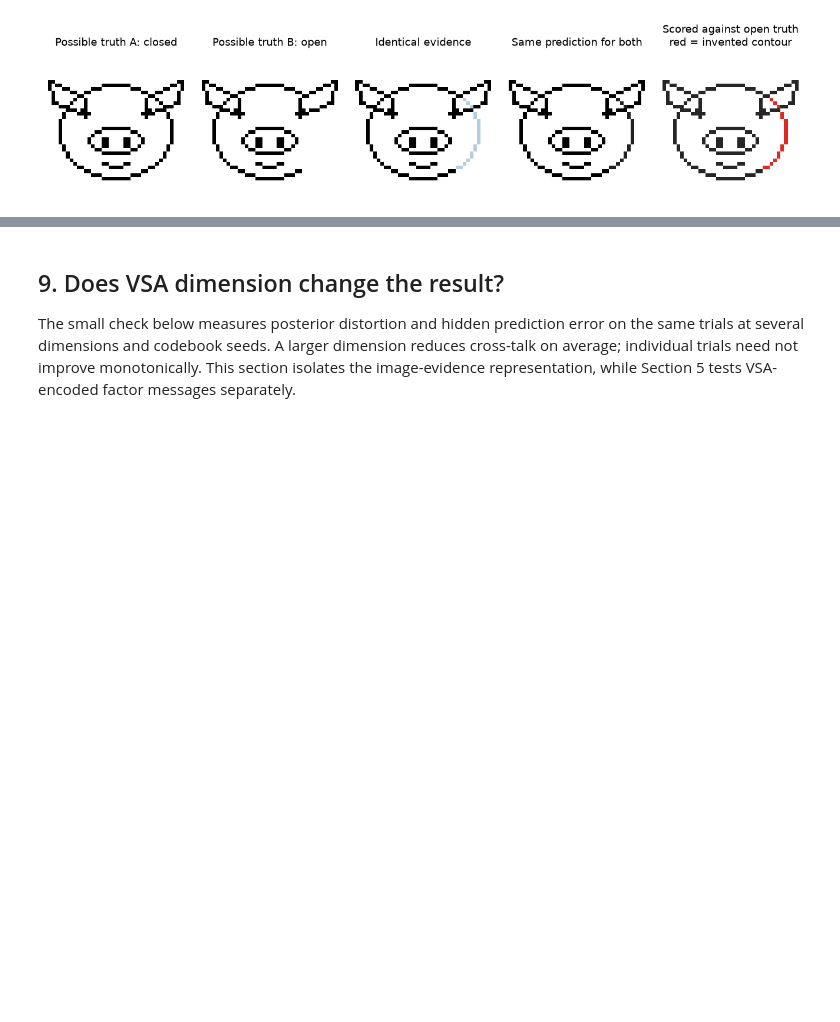
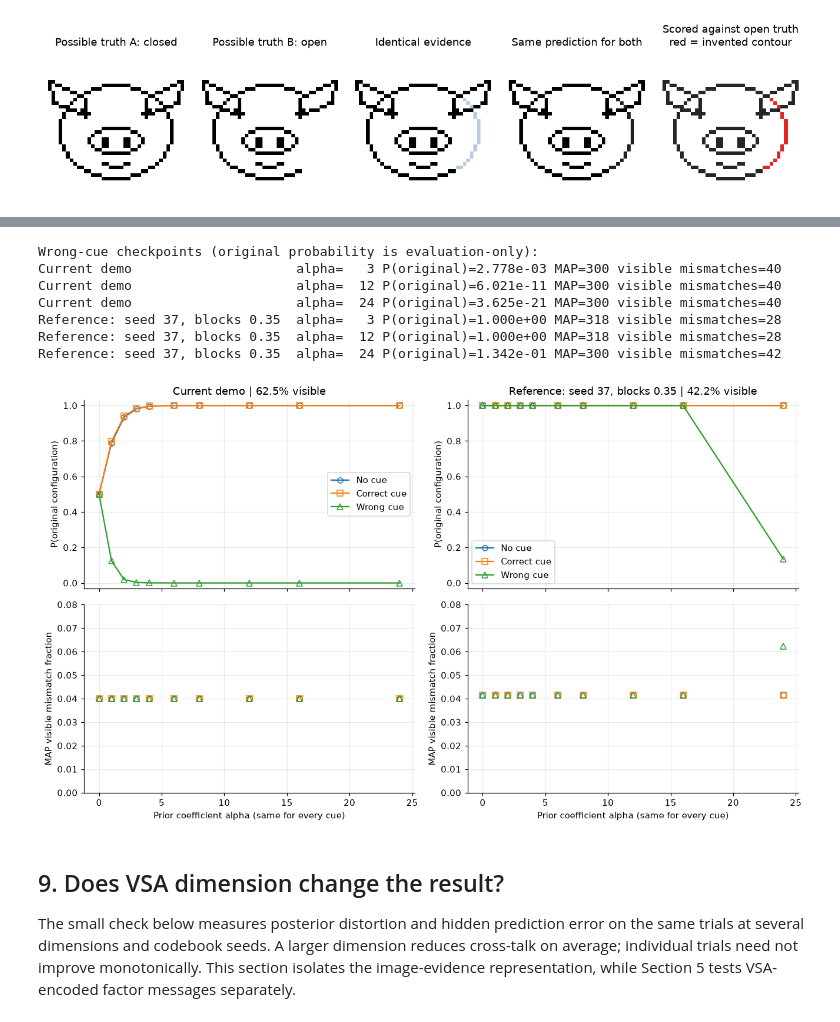
Before and after one commit to ThomyLEE2501/Baysian-Contour-Completion-Using-VSA-Likelihood-Representation, a Jupyter notebook: vsa_gestalt_closure.ipynb, the cells around one changed output, grey strips where cells are left out. Drawn from its saved outputs; the diff is of its cells as text; code cells hidden in the pictures; blank space fills up the shorter version.

```diff
--- a/vsa_gestalt_closure.ipynb
+++ b/vsa_gestalt_closure.ipynb
@@ -445,3 +458,61 @@ Wrong cue    | 0.00277784 | 0.99722142 | medium          | 2.779e-03
+# %%
+alpha_cases = [("Current demo", demo_scores["vsa"], observed, mask)]
+reference_rng = np.random.default_rng(37)
+reference_mask = block_mask(IMAGE_SIZE, .35, reference_rng)
+reference_observed = observe(truth, reference_mask, FLIP_PROBABILITY, reference_rng)
+reference_ll = encoder.evidence_scores(library.images, reference_observed, reference_mask,
+                                      FLIP_PROBABILITY, "vsa")
+alpha_cases.append(("Reference: seed 37, blocks 0.35", reference_ll,
+                    reference_observed, reference_mask))
+alpha_priors = [("No cue", bank.logpriors["category"]),
+                ("Correct cue", bank.class_logp[correct_cue]),
+                ("Wrong cue", bank.class_logp[wrong_cue])]
+fig, axes = plt.subplots(2, 2, figsize=(12, 7), sharex="col")
+alpha_rows = []
+for col, (case_name, ll, y, visible) in enumerate(alpha_cases):
+    zero_posteriors = [posterior(ll, lp, 0) for _, lp in alpha_priors]
+    assert all(np.allclose(zero_posteriors[0], q) for q in zero_posteriors[1:])
+    for (label, lp), marker in zip(alpha_priors, ("o", "s", "^")):
+        probabilities, mismatches = [], []
+        for alpha in CUE_ALPHAS:
+            q = posterior(ll, lp, alpha)
+            winner = int(np.argmax(q))
+            count = int(np.count_nonzero(library.images[winner][visible] != y[visible]))
+            probabilities.append(float(q[demo_id]))
+            mismatches.append(count / visible.sum())
+            alpha_rows.append(dict(case=case_name, cue=label, alpha=alpha,
+                                   p_original=float(q[demo_id]), map_id=winner,
+                                   visible_mismatches=count))
+        axes[0, col].plot(CUE_ALPHAS, probabilities, marker=marker, markerfacecolor="none", label=label)
+        axes[1, col].plot(CUE_ALPHAS, mismatches, linestyle="none", marker=marker,
+                          markerfacecolor="none", label=label)
+    axes[0, col].set_title(f"{case_name} | {visible.mean():.1%} visible")
+    axes[0, col].set_ylabel("P(original configuration)")
+    axes[0, col].set_ylim(-.03, 1.03)
+    axes[0, col].legend()
+    axes[1, col].set_ylabel("MAP visible mismatch fraction")
+    axes[1, col].set_ylim(0, .08)
+    axes[1, col].set_xlabel("Prior coefficient alpha (same for every cue)")
+    for ax in axes[:, col]:
+        ax.grid(alpha=.25)
+fig.tight_layout()
+fig.savefig(OUT / "cue_strength.png", dpi=160, bbox_inches="tight")
+plt.show()
+print("Wrong-cue checkpoints (original probability is evaluation-only):")
+for row in alpha_rows:
+    if row["cue"] == "Wrong cue" and row["alpha"] in (3., 12., 24.):
+        print(f"{row['case']:32s} alpha={row['alpha']:4g} "
+              f"P(original)={row['p_original']:.3e} "
+              f"MAP={row['map_id']} visible mismatches={row['visible_mismatches']}")
+# %% [output]
+Wrong-cue checkpoints (original probability is evaluation-only):
+Current demo                     alpha=   3 P(original)=2.778e-03 MAP=300 visible mismatches=40
+Current demo                     alpha=  12 P(original)=6.021e-11 MAP=300 visible mismatches=40
+Current demo                     alpha=  24 P(original)=3.625e-21 MAP=300 visible mismatches=40
+Reference: seed 37, blocks 0.35  alpha=   3 P(original)=1.000e+00 MAP=318 visible mismatches=28
+Reference: seed 37, blocks 0.35  alpha=  12 P(original)=1.000e+00 MAP=318 visible mismatches=28
+Reference: seed 37, blocks 0.35  alpha=  24 P(original)=1.342e-01 MAP=300 visible mismatches=42
+[figure, added]
 # %% [markdown]
 ## 9. Does VSA dimension change the result?
 
```
Also changed, not shown: parts of 7 cells of this notebook, 4 other files.
